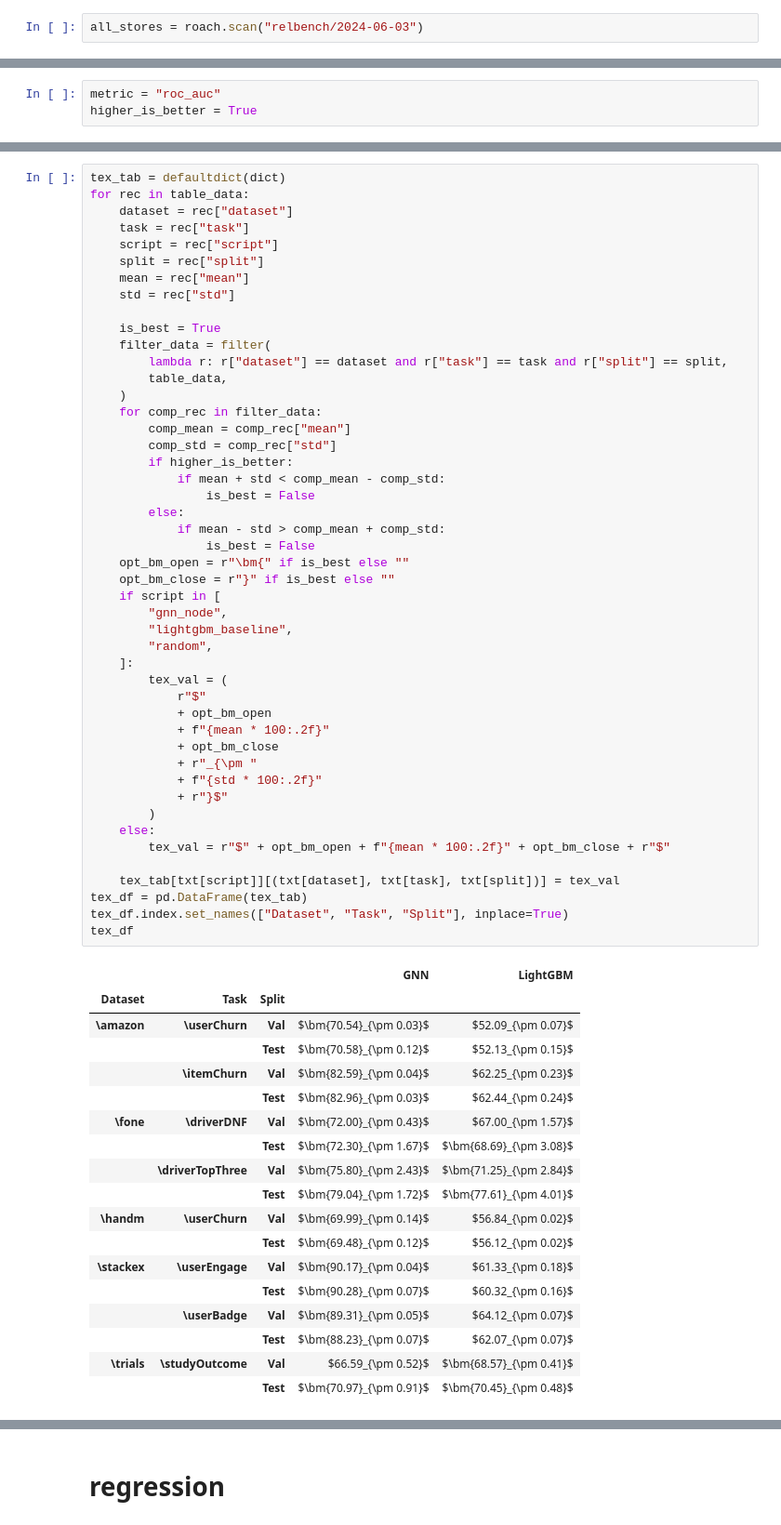
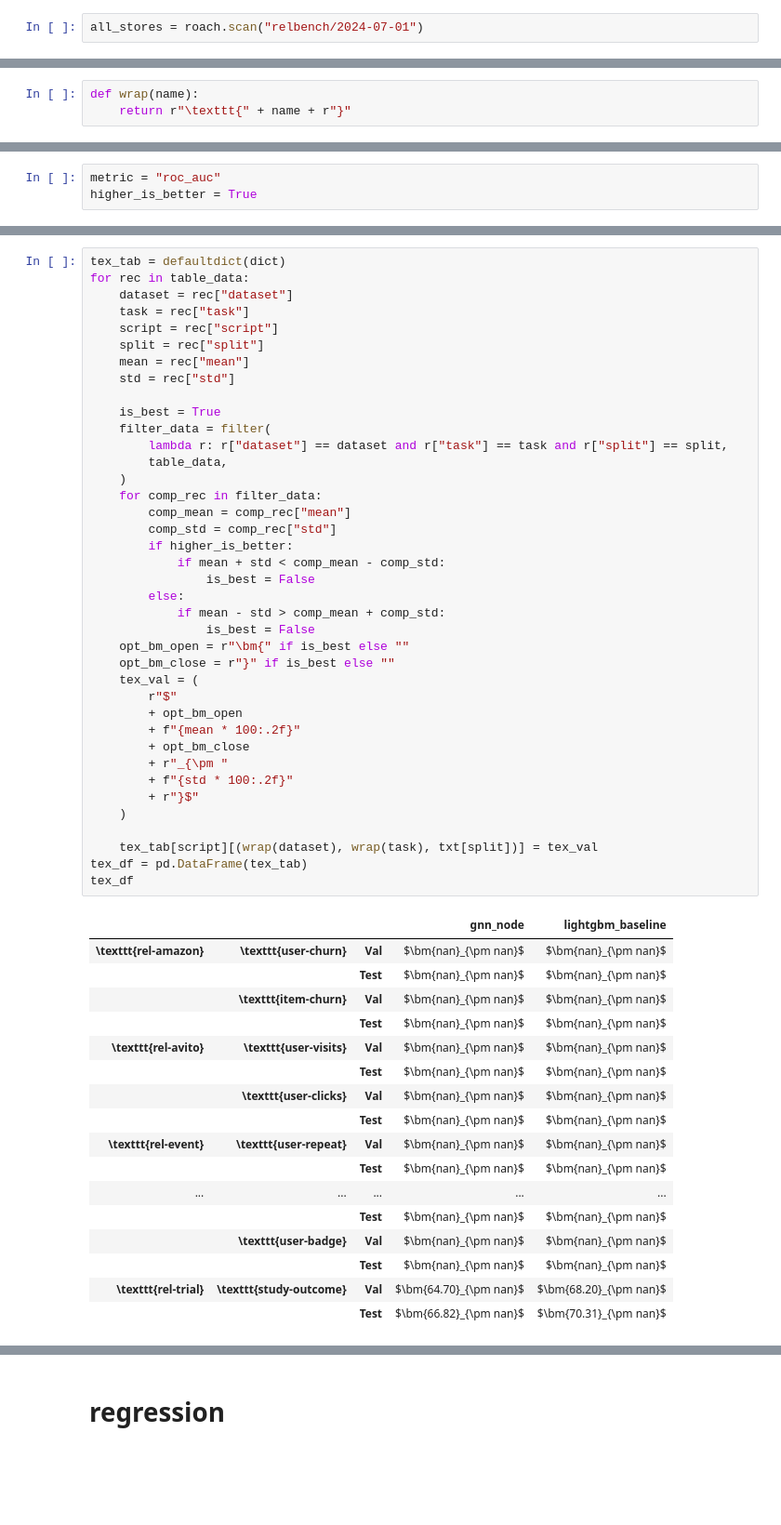
Before and after one commit to rishabh-ranjan/relbench-expts, a Jupyter notebook: notebooks/scan.ipynb, the cells around one changed output, grey strips where cells are left out. Shown: that part at 93% size. Saved outputs shown, nothing was run; the diff lists cells and outputs as text; blank space fills up the shorter version.

```diff
--- a/notebooks/scan.ipynb
+++ b/notebooks/scan.ipynb
@@ -9,5 +12,5 @@ import roach
 # %%
-all_stores = roach.scan("relbench/2024-06-03")
+all_stores = roach.scan("relbench/2024-07-01")
 # %%
 len(all_stores)
 # %% [output]
@@ -76,0 +25,3 @@ txt = {
+# %%
+def wrap(name):
+    return r"\texttt{" + name + r"}"
@@ -182,69 +87,60 @@ for (dataset, task), script, split in product(
 # %%
 tex_tab = defaultdict(dict)
 for rec in table_data:
     dataset = rec["dataset"]
     task = rec["task"]
     script = rec["script"]
     split = rec["split"]
     mean = rec["mean"]
     std = rec["std"]
 
     is_best = True
     filter_data = filter(
         lambda r: r["dataset"] == dataset and r["task"] == task and r["split"] == split,
         table_data,
     )
     for comp_rec in filter_data:
         comp_mean = comp_rec["mean"]
         comp_std = comp_rec["std"]
         if higher_is_better:
             if mean + std < comp_mean - comp_std:
                 is_best = False
         else:
             if mean - std > comp_mean + comp_std:
                 is_best = False
     opt_bm_open = r"\bm{" if is_best else ""
     opt_bm_close = r"}" if is_best else ""
-    if script in [
-        "gnn_node",
-        "lightgbm_baseline",
-        "random",
-    ]:
-        tex_val = (
-            r"$"
-            + opt_bm_open
-            + f"{mean * 100:.2f}"
-            + opt_bm_close
-            + r"_{\pm "
-            + f"{std * 100:.2f}"
-            + r"}$"
-        )
-    else:
-        tex_val = r"$" + opt_bm_open + f"{mean * 100:.2f}" + opt_bm_close + r"$"
+    tex_val = (
+        r"$"
+        + opt_bm_open
+        + f"{mean * 100:.2f}"
+        + opt_bm_close
+        + r"_{\pm "
+        + f"{std * 100:.2f}"
+        + r"}$"
+    )
 
-    tex_tab[txt[script]][(txt[dataset], txt[task], txt[split])] = tex_val
+    tex_tab[script][(wrap(dataset), wrap(task), txt[split])] = tex_val
 tex_df = pd.DataFrame(tex_tab)
-tex_df.index.set_names(["Dataset", "Task", "Split"], inplace=True)
 tex_df
 # %% [output]
-|  |  |  | GNN | LightGBM |
-| Dataset | Task | Split |  |  |
-| \amazon | \userChurn | Val | $\bm{70.54}_{\pm 0.03}$ | $52.09_{\pm 0.07}$ |
-|  |  | Test | $\bm{70.58}_{\pm 0.12}$ | $52.13_{\pm 0.15}$ |
-|  | \itemChurn | Val | $\bm{82.59}_{\pm 0.04}$ | $62.25_{\pm 0.23}$ |
-|  |  | Test | $\bm{82.96}_{\pm 0.03}$ | $62.44_{\pm 0.24}$ |
-| \fone | \driverDNF | Val | $\bm{72.00}_{\pm 0.43}$ | $67.00_{\pm 1.57}$ |
-|  |  | Test | $\bm{72.30}_{\pm 1.67}$ | $\bm{68.69}_{\pm 3.08}$ |
-|  | \driverTopThree | Val | $\bm{75.80}_{\pm 2.43}$ | $\bm{71.25}_{\pm 2.84}$ |
-|  |  | Test | $\bm{79.04}_{\pm 1.72}$ | $\bm{77.61}_{\pm 4.01}$ |
-| \handm | \userChurn | Val | $\bm{69.99}_{\pm 0.14}$ | $56.84_{\pm 0.02}$ |
-|  |  | Test | $\bm{69.48}_{\pm 0.12}$ | $56.12_{\pm 0.02}$ |
-| \stackex | \userEngage | Val | $\bm{90.17}_{\pm 0.04}$ | $61.33_{\pm 0.18}$ |
-|  |  | Test | $\bm{90.28}_{\pm 0.07}$ | $60.32_{\pm 0.16}$ |
-|  | \userBadge | Val | $\bm{89.31}_{\pm 0.05}$ | $64.12_{\pm 0.07}$ |
-|  |  | Test | $\bm{88.23}_{\pm 0.07}$ | $62.07_{\pm 0.07}$ |
-| \trials | \studyOutcome | Val | $66.59_{\pm 0.52}$ | $\bm{68.57}_{\pm 0.41}$ |
-|  |  | Test | $\bm{70.97}_{\pm 0.91}$ | $\bm{70.45}_{\pm 0.48}$ |
+|  |  |  | gnn_node | lightgbm_baseline |
+| \texttt{rel-amazon} | \texttt{user-churn} | Val | $\bm{nan}_{\pm nan}$ | $\bm{nan}_{\pm nan}$ |
+|  |  | Test | $\bm{nan}_{\pm nan}$ | $\bm{nan}_{\pm nan}$ |
+|  | \texttt{item-churn} | Val | $\bm{nan}_{\pm nan}$ | $\bm{nan}_{\pm nan}$ |
+|  |  | Test | $\bm{nan}_{\pm nan}$ | $\bm{nan}_{\pm nan}$ |
+| \texttt{rel-avito} | \texttt{user-visits} | Val | $\bm{nan}_{\pm nan}$ | $\bm{nan}_{\pm nan}$ |
+|  |  | Test | $\bm{nan}_{\pm nan}$ | $\bm{nan}_{\pm nan}$ |
+|  | \texttt{user-clicks} | Val | $\bm{nan}_{\pm nan}$ | $\bm{nan}_{\pm nan}$ |
+|  |  | Test | $\bm{nan}_{\pm nan}$ | $\bm{nan}_{\pm nan}$ |
+| \texttt{rel-event} | \texttt{user-repeat} | Val | $\bm{nan}_{\pm nan}$ | $\bm{nan}_{\pm nan}$ |
+|  |  | Test | $\bm{nan}_{\pm nan}$ | $\bm{nan}_{\pm nan}$ |
+| ... | ... | ... | ... | ... |
+|  |  | Test | $\bm{nan}_{\pm nan}$ | $\bm{nan}_{\pm nan}$ |
+|  | \texttt{user-badge} | Val | $\bm{nan}_{\pm nan}$ | $\bm{nan}_{\pm nan}$ |
+|  |  | Test | $\bm{nan}_{\pm nan}$ | $\bm{nan}_{\pm nan}$ |
+| \texttt{rel-trial} | \texttt{study-outcome} | Val | $\bm{64.70}_{\pm nan}$ | $\bm{68.20}_{\pm nan}$ |
+|  |  | Test | $\bm{66.82}_{\pm nan}$ | $\bm{70.31}_{\pm nan}$ |
 # %%
 tex = tex_df.to_latex()
 tex = tex.replace(r"\multirow[t]", r"\multirow[c]")
```
Also changed, not shown: parts of 17 cells of this notebook, 1 other file.
